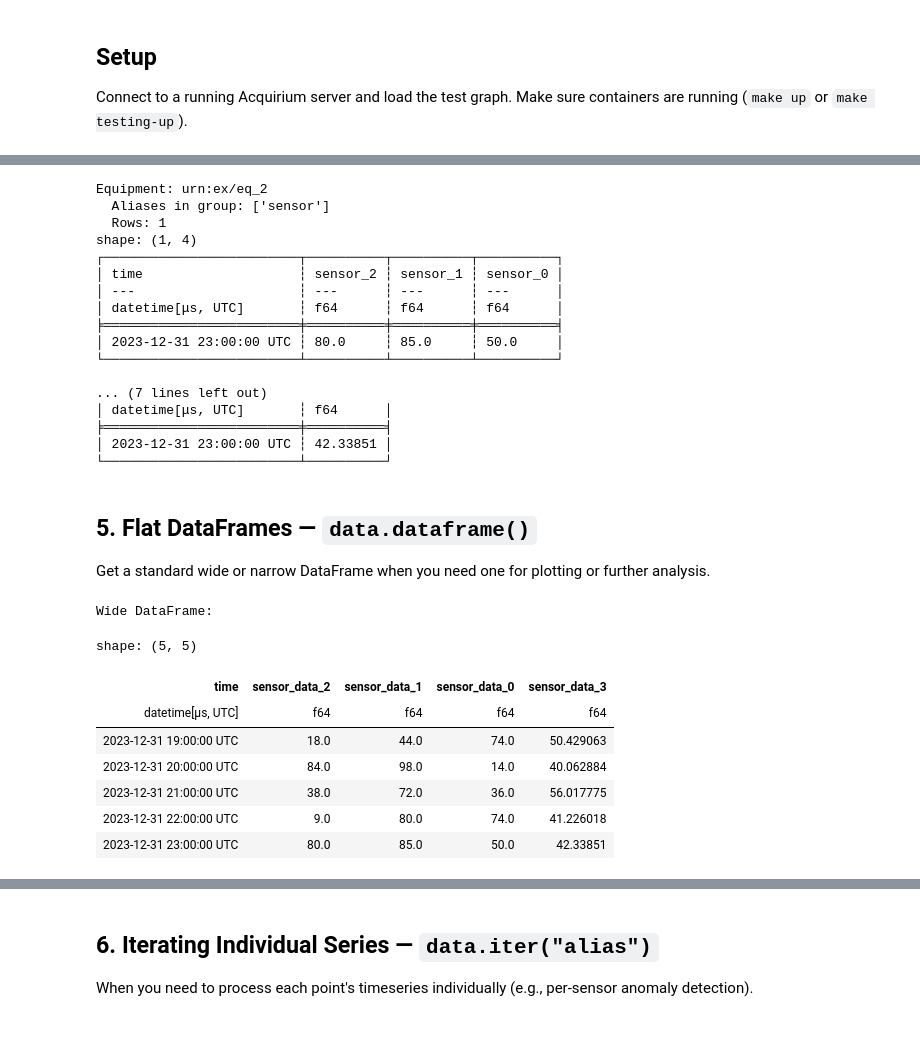
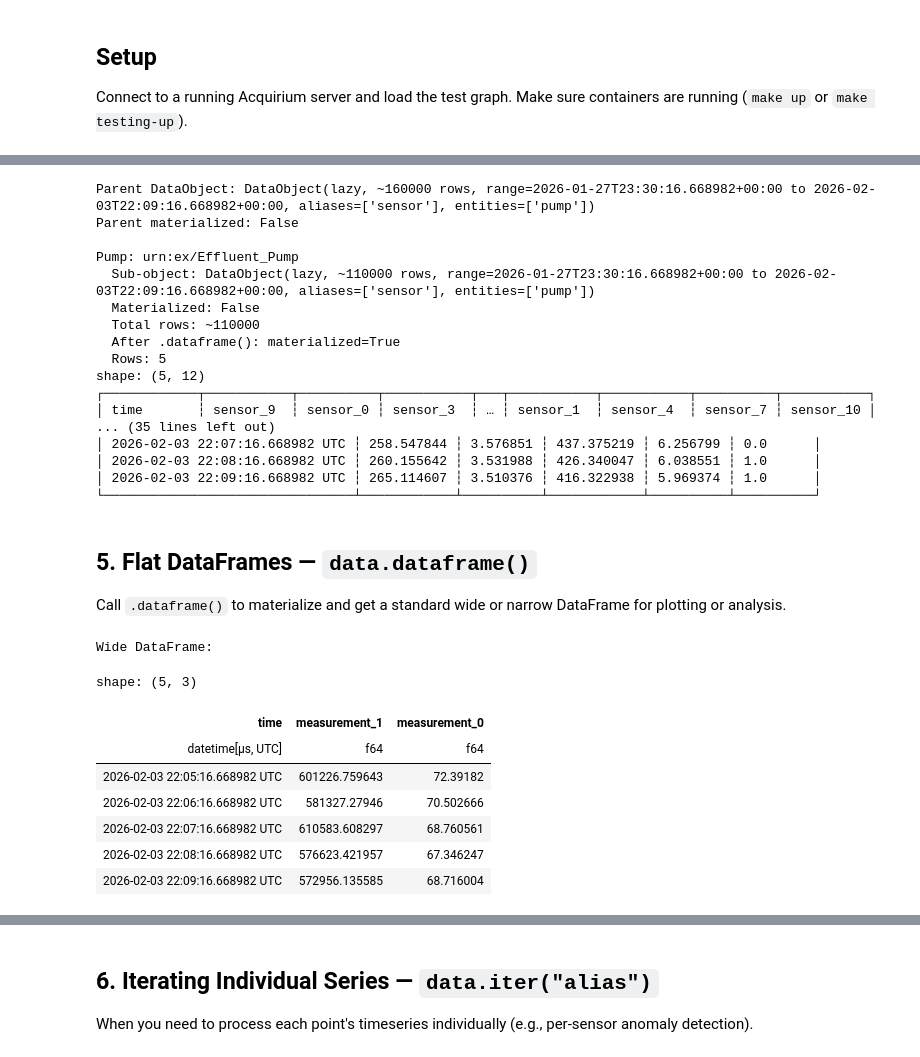
Before and after one commit to DataDrivenCPS/acquirium, a Jupyter notebook: notebooks/data_object_demo.ipynb, the cells around one changed output, grey strips where cells are left out. Drawn from its saved outputs; the diff is of its cells as text; code cells hidden in the pictures.

Commit message:
lazy materialization of data objects and some improvements

```diff
--- a/notebooks/data_object_demo.ipynb
+++ b/notebooks/data_object_demo.ipynb
@@ -150,48 +169,67 @@ When your query includes entity nodes, you can group the data by entity. This is
 # %%
-# Group by the "equipment" entity
-for entity_uri, group in data.by("equipment"):
-    print(f"\nEquipment: {entity_uri}")
-    print(f"  Aliases in group: {group.aliases}")
+# Create a fresh lazy DataObject to demonstrate lazy grouping
+data = pump_query.data(limit=5, order="desc", cast_value="float")
+print(f"Parent DataObject: {data}")
+print(f"Parent materialized: {data._materialized}\n")
+
+# by() on a lazy DataObject yields lazy sub-objects
+for pump_uri, group in data.by("pump"):
+    print(f"Pump: {pump_uri}")
+    print(f"  Sub-object: {group}")
+    print(f"  Materialized: {group._materialized}")
+    print(f"  Total rows: ~{group.total_rows}")
+
+    # Accessing the data triggers materialization of just this group
     sensor_df = group.dataframe(shape="wide")
+    print(f"  After .dataframe(): materialized={group._materialized}")
     print(f"  Rows: {len(sensor_df)}")
     print(sensor_df)
+    print()
 # %% [output]
-Equipment: urn:ex/eq_2
-  Aliases in group: ['sensor']
-  Rows: 1
-shape: (1, 4)
-┌─────────────────────────┬──────────┬──────────┬──────────┐
-│ time                    ┆ sensor_2 ┆ sensor_1 ┆ sensor_0 │
-│ ---                     ┆ ---      ┆ ---      ┆ ---      │
-│ datetime[μs, UTC]       ┆ f64      ┆ f64      ┆ f64      │
-╞═════════════════════════╪══════════╪══════════╪══════════╡
-│ 2023-12-31 23:00:00 UTC ┆ 80.0     ┆ 85.0     ┆ 50.0     │
-└─────────────────────────┴──────────┴──────────┴──────────┘
+Parent DataObject: DataObject(lazy, ~160000 rows, range=2026-01-27T23:30:16.668982+00:00 to 2026-02-03T22:09:16.668982+00:00, aliases=['sensor'], entities=['pump'])
+Parent materialized: False
 
-... (7 lines left out)
-│ datetime[μs, UTC]       ┆ f64      │
-╞═════════════════════════╪══════════╡
-│ 2023-12-31 23:00:00 UTC ┆ 42.33851 │
-└─────────────────────────┴──────────┘
+Pump: urn:ex/Effluent_Pump
+  Sub-object: DataObject(lazy, ~110000 rows, range=2026-01-27T23:30:16.668982+00:00 to 2026-02-03T22:09:16.668982+00:00, aliases=['sensor'], entities=['pump'])
+  Materialized: False
+  Total rows: ~110000
+  After .dataframe(): materialized=True
+  Rows: 5
+shape: (5, 12)
+┌────────────┬───────────┬──────────┬───────────┬───┬───────────┬───────────┬──────────┬───────────┐
+│ time       ┆ sensor_9  ┆ sensor_0 ┆ sensor_3  ┆ … ┆ sensor_1  ┆ sensor_4  ┆ sensor_7 ┆ sensor_10 │
+... (35 lines left out)
+│ 2026-02-03 22:07:16.668982 UTC ┆ 258.547844 ┆ 3.576851 ┆ 437.375219 ┆ 6.256799 ┆ 0.0      │
+│ 2026-02-03 22:08:16.668982 UTC ┆ 260.155642 ┆ 3.531988 ┆ 426.340047 ┆ 6.038551 ┆ 1.0      │
+│ 2026-02-03 22:09:16.668982 UTC ┆ 265.114607 ┆ 3.510376 ┆ 416.322938 ┆ 5.969374 ┆ 1.0      │
+└────────────────────────────────┴────────────┴──────────┴────────────┴──────────┴──────────┘
 # %% [markdown]
 ## 5. Flat DataFrames — `data.dataframe()`
 
-Get a standard wide or narrow DataFrame when you need one for plotting or further analysis.
+Call `.dataframe()` to materialize and get a standard wide or narrow DataFrame for plotting or analysis.
 # %%
-# Wide format: [time, alias_col_1, alias_col_2, ...]
+# Fresh lazy DataObject — find Chlorination Basin concentration data
+cl2_query = (
+    acq.find_entity(_class=WATR.ChlorinationBasin, alias="basin")
+        .find_data(alias="measurement")
+)
+
+data = cl2_query.data(limit=5, order="desc", cast_value="float")
+
+# Wide format: [time, measurement_0, measurement_1, ...]
 wide_df = data.dataframe(shape="wide")
 print("Wide DataFrame:")
 wide_df
 # %% [output]
 Wide DataFrame:
-shape: (5, 5)
+shape: (5, 3)
-| time | sensor_data_2 | sensor_data_1 | sensor_data_0 | sensor_data_3 |
-| datetime[μs, UTC] | f64 | f64 | f64 | f64 |
-| 2023-12-31 19:00:00 UTC | 18.0 | 44.0 | 74.0 | 50.429063 |
-| 2023-12-31 20:00:00 UTC | 84.0 | 98.0 | 14.0 | 40.062884 |
-| 2023-12-31 21:00:00 UTC | 38.0 | 72.0 | 36.0 | 56.017775 |
-| 2023-12-31 22:00:00 UTC | 9.0 | 80.0 | 74.0 | 41.226018 |
-| 2023-12-31 23:00:00 UTC | 80.0 | 85.0 | 50.0 | 42.33851 |
+| time | measurement_1 | measurement_0 |
+| datetime[μs, UTC] | f64 | f64 |
+| 2026-02-03 22:05:16.668982 UTC | 601226.759643 | 72.39182 |
+| 2026-02-03 22:06:16.668982 UTC | 581327.27946 | 70.502666 |
+| 2026-02-03 22:07:16.668982 UTC | 610583.608297 | 68.760561 |
+| 2026-02-03 22:08:16.668982 UTC | 576623.421957 | 67.346247 |
+| 2026-02-03 22:09:16.668982 UTC | 572956.135585 | 68.716004 |
 # %%
 # Narrow format: the full enriched tall frame
 narrow_df = data.dataframe(shape="narrow")
```
Also changed, not shown: parts of 23 cells of this notebook, 7 other files.
